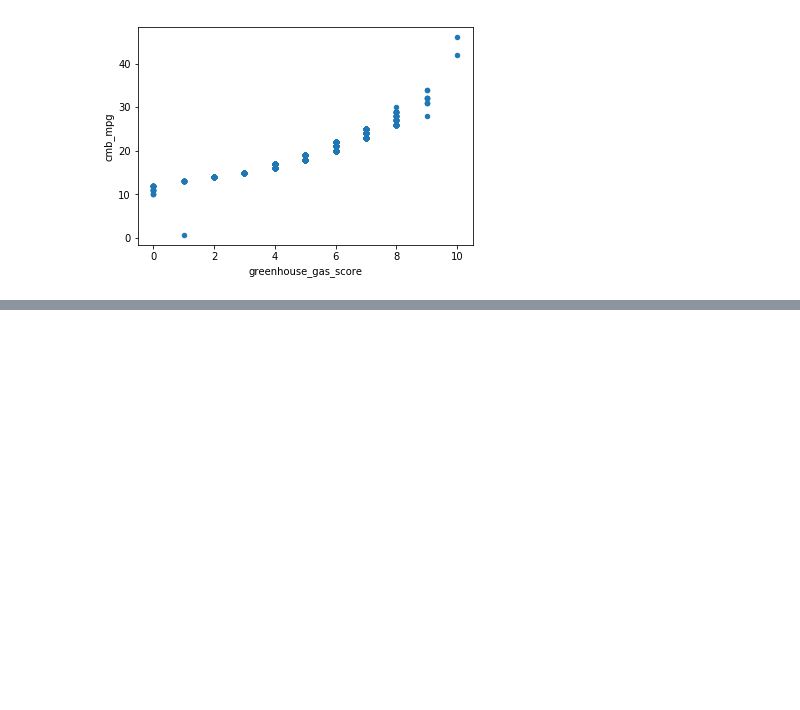
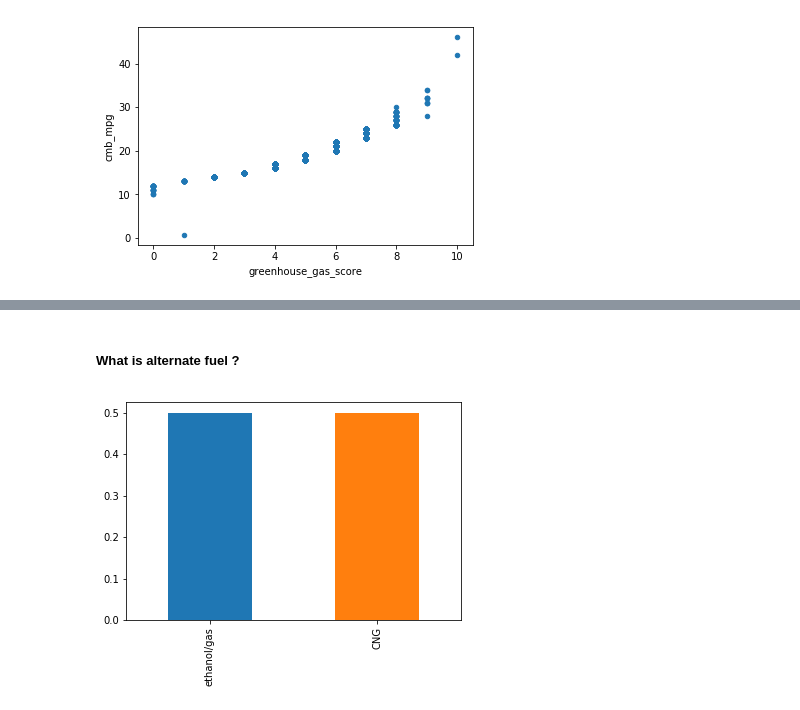
Before and after one commit to PadmarajBhat/DataAnalyst-1, a Jupyter notebook: The Data Analysis Process/Data Analysis Process - Case Study 2.ipynb, the cells around one changed output, grey strips where cells are left out. Drawn from its saved outputs; the diff is of its cells as text; code cells hidden in the pictures; blank space fills up the shorter version.

```diff
--- a/The Data Analysis Process/Data Analysis Process - Case Study 2.ipynb
+++ b/The Data Analysis Process/Data Analysis Process - Case Study 2.ipynb
@@ -586,0 +637,5 @@ df_08_new.plot.scatter('greenhouse_gas_score','cmb_mpg');
+# %% [markdown]
+##### What is alternate fuel ?
+# %%
+alt_fuel_list = ['Ethanol/Gas', 'ethanol/gas','CNG', 'Gasoline/Electricity']
+df_alt_fuel_08 = df_08_new[df_08_new.fuel.isin(alt_fuel_list)]
@@ -586,0 +644,7 @@ df_08_new.plot.scatter('greenhouse_gas_score','cmb_mpg');
+# %%
+fuel_prop = df_alt_fuel_08.fuel.value_counts() / df_alt_fuel_08.shape[0]
+fuel_prop_2 = df_alt_fuel_18.fuel.value_counts() / df_alt_fuel_18.shape[0]
+# %%
+fuel_prop.plot(kind='bar');
+# %% [output]
+[figure, added]
```
Also changed, not shown: parts of 13 cells of this notebook.
